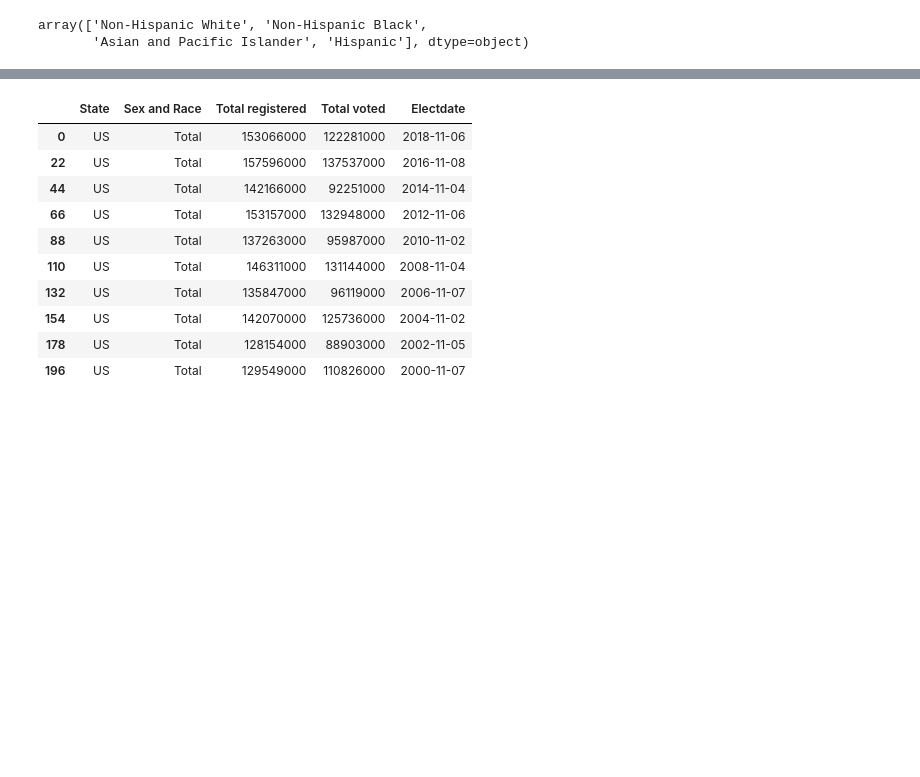
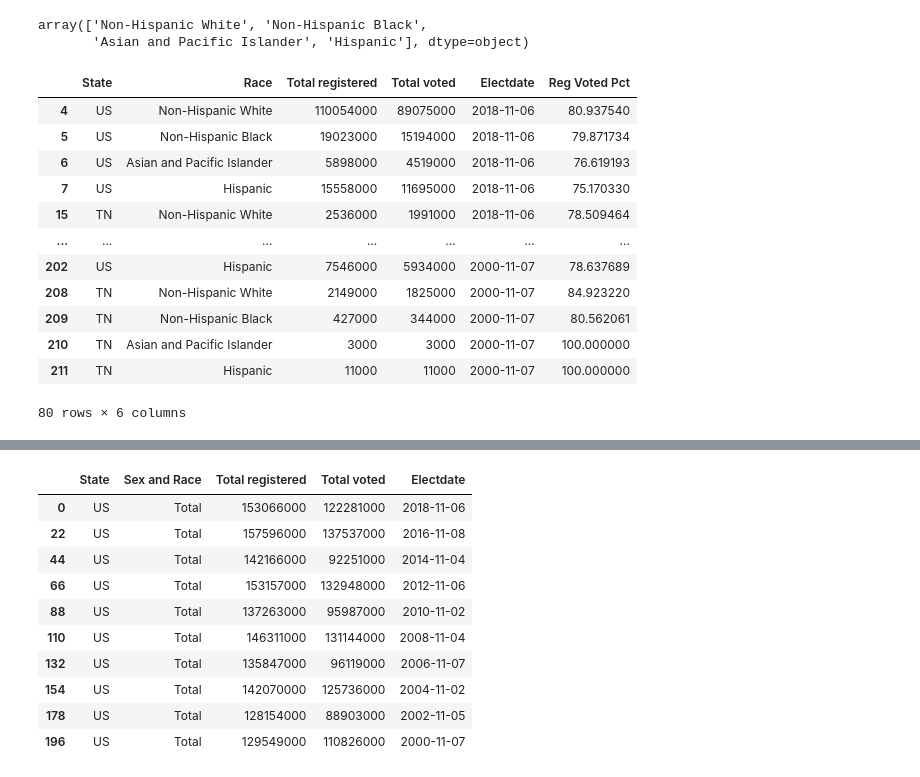
Before and after one commit to DavidMellow/tn-elections, a Jupyter notebook: notebooks/VEP_demo.ipynb, the cells around one changed output, grey strips where cells are left out. Cells and saved outputs as stored; diff of their text form; code cells hidden in the pictures; blank space fills up the shorter version.

```diff
--- a/notebooks/VEP_demo.ipynb
+++ b/notebooks/VEP_demo.ipynb
@@ -1258,3 +1258,21 @@ us_tn_2000_2018_race['Race'].unique()
 # %% [output]
 array(['Non-Hispanic White', 'Non-Hispanic Black',
        'Asian and Pacific Islander', 'Hispanic'], dtype=object)
+# %%
+# add  "Reg Voted Pct" column
+us_tn_2000_2018_race['Reg Voted Pct']=us_tn_2000_2018_race['Total voted']/us_tn_2000_2018_race['Total registered']*100
+us_tn_2000_2018_race
+# %% [output]
+|  | State | Race | Total registered | Total voted | Electdate | Reg Voted Pct |
+| 4 | US | Non-Hispanic White | 110054000 | 89075000 | 2018-11-06 | 80.937540 |
+| 5 | US | Non-Hispanic Black | 19023000 | 15194000 | 2018-11-06 | 79.871734 |
+| 6 | US | Asian and Pacific Islander | 5898000 | 4519000 | 2018-11-06 | 76.619193 |
+| 7 | US | Hispanic | 15558000 | 11695000 | 2018-11-06 | 75.170330 |
+| 15 | TN | Non-Hispanic White | 2536000 | 1991000 | 2018-11-06 | 78.509464 |
+| ... | ... | ... | ... | ... | ... | ... |
+| 202 | US | Hispanic | 7546000 | 5934000 | 2000-11-07 | 78.637689 |
+| 208 | TN | Non-Hispanic White | 2149000 | 1825000 | 2000-11-07 | 84.923220 |
+| 209 | TN | Non-Hispanic Black | 427000 | 344000 | 2000-11-07 | 80.562061 |
+| 210 | TN | Asian and Pacific Islander | 3000 | 3000 | 2000-11-07 | 100.000000 |
+| 211 | TN | Hispanic | 11000 | 11000 | 2000-11-07 | 100.000000 |
+80 rows × 6 columns
```
Also changed, not shown: parts of 9 cells of this notebook.
